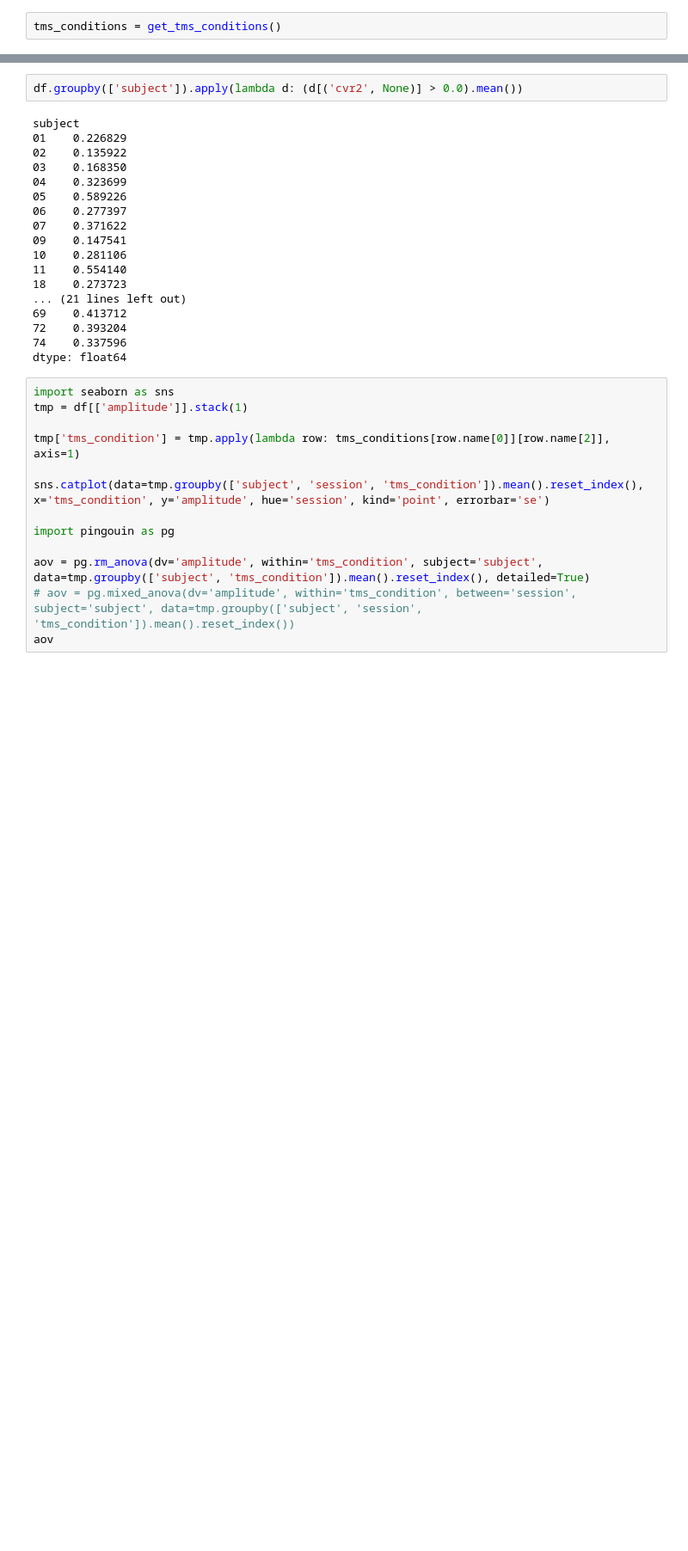
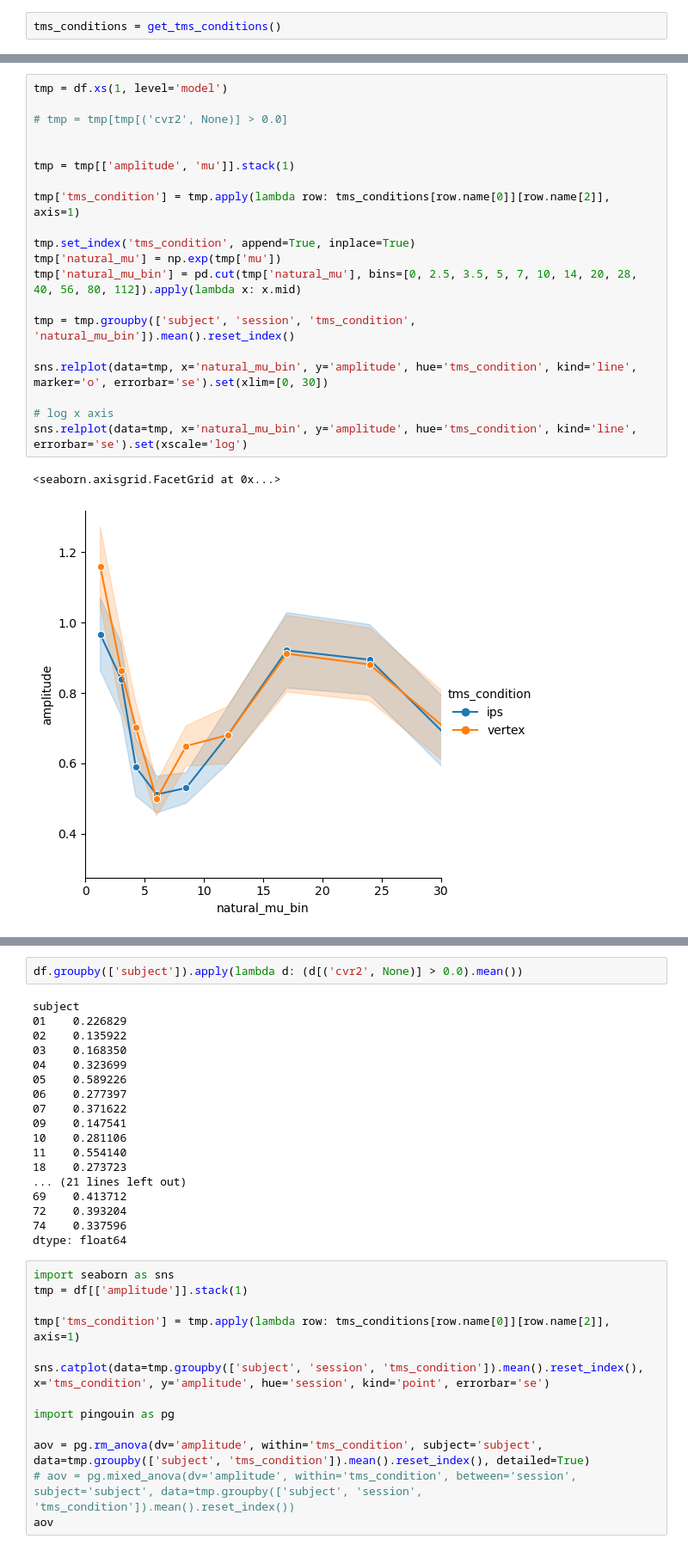
Before and after one commit to Gilles86/tms_risk, a Jupyter notebook: tms_risk/encoding_model/notebooks/analyze_encoding_model2.ipynb, the cells around one changed output, grey strips where cells are left out. Shown at 86% size. Saved outputs shown, nothing was run; the diff lists cells and outputs as text; blank space fills up the shorter version.

```diff
--- a/tms_risk/encoding_model/notebooks/analyze_encoding_model2.ipynb
+++ b/tms_risk/encoding_model/notebooks/analyze_encoding_model2.ipynb
@@ -99,0 +123,23 @@ sns.catplot(data=tmp.groupby(['subject', 'session', 'tms_condition']).mean().res
+# %%
+tmp = df.xs(1, level='model')
+
+# tmp = tmp[tmp[('cvr2', None)] > 0.0]
+
+
+tmp = tmp[['amplitude', 'mu']].stack(1)
+
+tmp['tms_condition'] = tmp.apply(lambda row: tms_conditions[row.name[0]][row.name[2]], axis=1)
+
+tmp.set_index('tms_condition', append=True, inplace=True)
+tmp['natural_mu'] = np.exp(tmp['mu'])
+tmp['natural_mu_bin'] = pd.cut(tmp['natural_mu'], bins=[0, 2.5, 3.5, 5, 7, 10, 14, 20, 28, 40, 56, 80, 112]).apply(lambda x: x.mid)
+
+tmp = tmp.groupby(['subject', 'session', 'tms_condition', 'natural_mu_bin']).mean().reset_index()
+
+sns.relplot(data=tmp, x='natural_mu_bin', y='amplitude', hue='tms_condition', kind='line', marker='o', errorbar='se').set(xlim=[0, 30])
+
+# log x axis
+sns.relplot(data=tmp, x='natural_mu_bin', y='amplitude', hue='tms_condition', kind='line', errorbar='se').set(xscale='log')
+# %% [output]
+<seaborn.axisgrid.FacetGrid at 0x...>
+[figure, added]
```
Also changed, not shown: parts of 26 cells of this notebook, 7 other files.
